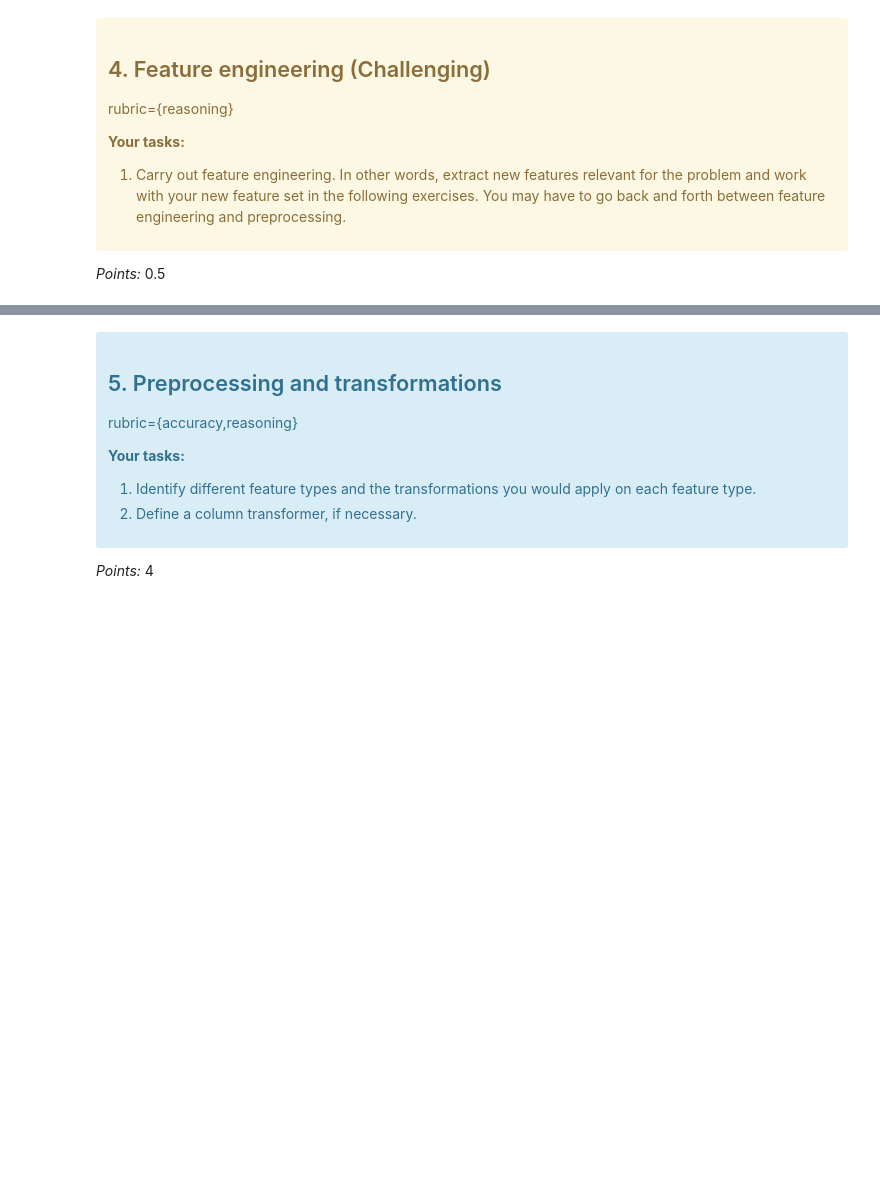
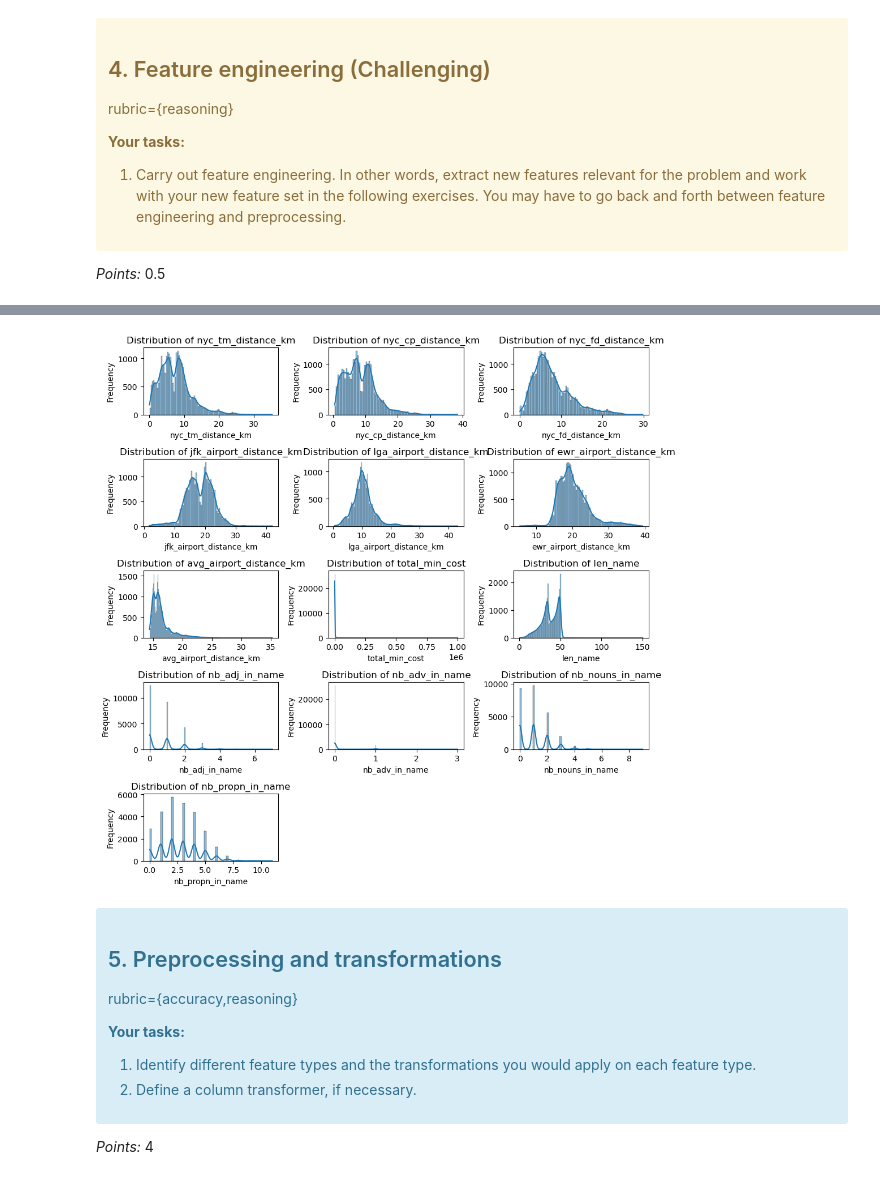
Before and after one commit to hpalafoxp/DSCI-573-Lab4, a Jupyter notebook: lab4.ipynb, the cells around one changed output, grey strips where cells are left out. Saved outputs shown, nothing was run; the diff lists cells and outputs as text; code cells hidden in the pictures; blank space fills up the shorter version.

```diff
--- a/lab4.ipynb
+++ b/lab4.ipynb
@@ -141,15 +146,3 @@ df.head()
 | 3 | 3831 | Cozy Entire Floor of Brownstone | 4869 | LisaRoxanne | Brooklyn | Clinton Hill | 40.68514 | -73.95976 | ... |
 | 4 | 5022 | Entire Apt: Spacious Studio/Loft ... | 7192 | Laura | Manhattan | East Harlem | 40.79851 | -73.94399 | ... |
 | 5 | 5099 | Large Cozy 1 BR Apartment In Midt... | 7322 | Chris | Manhattan | Murray Hill | 40.74767 | -73.97500 | ... |
-# %%
-not_use_cols = ["id", "name", "host_id", "host_name", ]
-df['host_id'] = df['host_id'].astype(str)
-shuffled_hosts = list(np.random.permutation(df['host_id'].unique()))
-
-for host in shuffled_hosts:
-    idx = shuffled_hosts.index(host)
-    ids = shuffled_hosts[:idx + 1]
-    if len(df.loc[df["host_id"].isin(ids)]) / len(df) >= 0.7:
-        break
-
-100.0 * len(df.loc[df["host_id"].isin(ids)]) / len(df)
@@ -440,3 +530,26 @@ print("hello")
+# %%
+num_cols_per_row = 3
+num_rows = int(np.ceil(len(new_features) / num_cols_per_row))
+
+# Create the figure and subplots
+fig, axes = plt.subplots(num_rows, num_cols_per_row, figsize=(10, 10))
+axes = axes.flatten()  # Flatten the 2D array of axes for easier iteration
+
+# Plot histograms for each column
+for i, col in enumerate(new_features):
+    sns.histplot(df_train[col], kde=True, ax=axes[i])
+    axes[i].set_title(f"Distribution of {col}")
+    axes[i].set_xlabel(col)
+    axes[i].set_ylabel("Frequency")
+
+# Remove any unused subplots if the number of columns is not a multiple of 3
+for j in range(len(new_features), len(axes)):
+    fig.delaxes(axes[j])
+
+plt.tight_layout()
+plt.show()
+# %% [output]
+[figure, added]
 # %% [markdown]
 <!-- END QUESTION -->
 
```
Also changed, not shown: parts of 13 cells of this notebook, 1 other file.
